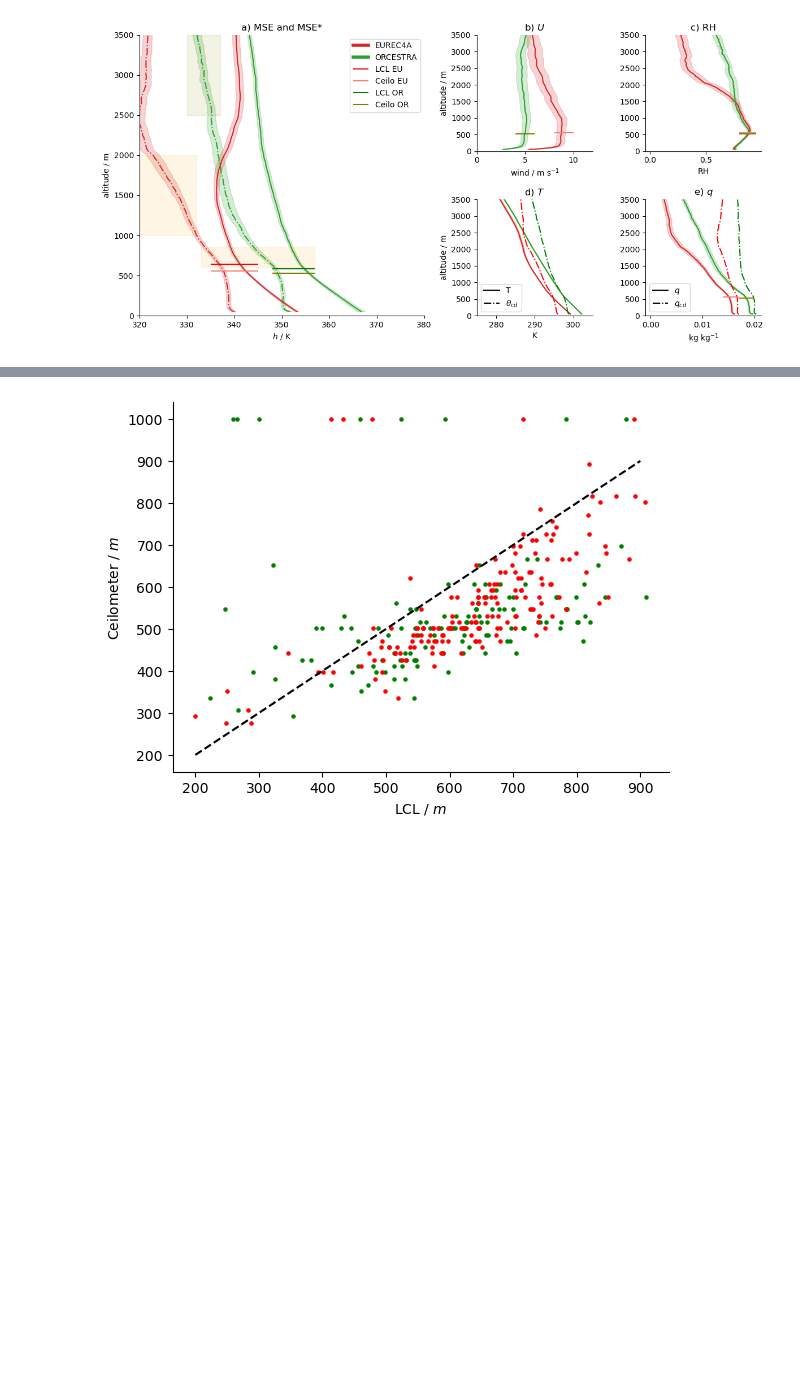
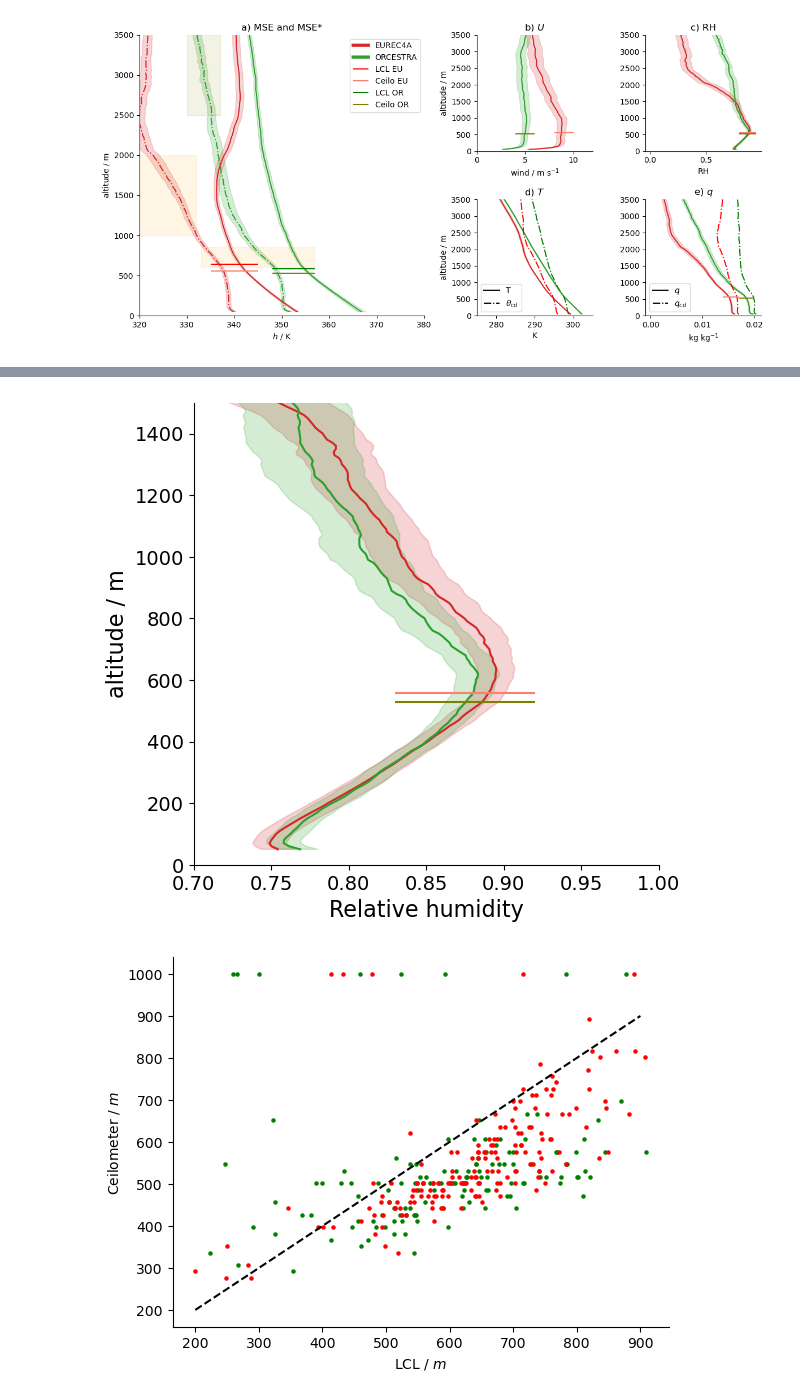
Before and after one commit to meteorologopazzo/BCO_observational, a Jupyter notebook: eurec4a_vs_orcestra_profiles.ipynb, the cells around one changed output, grey strips where cells are left out. Saved outputs shown, nothing was run; the diff lists cells and outputs as text; code cells hidden in the pictures; blank space fills up the shorter version.

```diff
--- a/eurec4a_vs_orcestra_profiles.ipynb
+++ b/eurec4a_vs_orcestra_profiles.ipynb
@@ -852,3 +1388,43 @@ plt.show()
+# %%
+fig, ax4 = plt.subplots(1,1, figsize=(6,6))
+
+ax4.plot(ds_eureca_bco["rh"].mean(dim="launch_time"), ds_eureca_bco.height, color="tab:red", label="EU")
+ax4.plot(ds_orcestra_bco["rh"].mean(dim="launch_time"), ds_orcestra_bco.height, color="tab:green", label="OR")
+
+ax4.fill_betweenx(
+    ds_eureca_bco.height,
+    (ds_eureca_bco["rh"].mean(dim="launch_time") - ds_eureca_bco["rh"].std(dim="launch_time")/np.sqrt(n_days_eu-1)) ,
+    (ds_eureca_bco["rh"].mean(dim="launch_time") + ds_eureca_bco["rh"].std(dim="launch_time")/np.sqrt(n_days_eu-1)) ,
+    color="tab:red",
+    alpha=0.2,
+    label='±1 std (time)'
+)
+
+ax4.fill_betweenx(
+    ds_orcestra_bco.height,
+    (ds_orcestra_bco["rh"].mean(dim="launch_time") - ds_orcestra_bco["rh"].std(dim="launch_time")/np.sqrt(n_days_or-1)) ,
+    (ds_orcestra_bco["rh"].mean(dim="launch_time") + ds_orcestra_bco["rh"].std(dim="launch_time")/np.sqrt(n_days_or-1)) ,
+    color="tab:green",
+    alpha=0.2,
+    label='±1 std (time)'
+)
+
+ax4.hlines(cbh_eu, xmin=0.83, xmax=0.92, color="salmon", label="Ceilo EU")
+ax4.hlines(cbh_or, xmin=0.83, xmax=0.92, color="olive", label="Ceilo OR")
+
+ax4.set_xlabel("Relative humidity", fontsize=16)
+
+ax4.set_xlim(0.7, 1)
+ax4.set_ylim(0,1500)
+
+
+ax4.set_ylabel("altitude / m", fontsize=16)
+ax4.tick_params(axis='both', labelsize=14)
+
+for spine in ['top', 'right']:
+        ax4.spines[spine].set_visible(False)
+# %% [output]
+[figure, added]
 # %%
 plt.scatter(cbh_or_ds.lcl_quantiles.isel(quantile_lcl=0), cbh_or_ds.cbh_quantiles.isel(quantile=0), color="green", s=5)
 plt.scatter(cbh_eu_ds.lcl_quantiles.isel(quantile_lcl=0), cbh_eu_ds.cbh_quantiles.isel(quantile=0), color="red", s=5)
```
Also changed, not shown: parts of 12 cells of this notebook, 5 other files.
